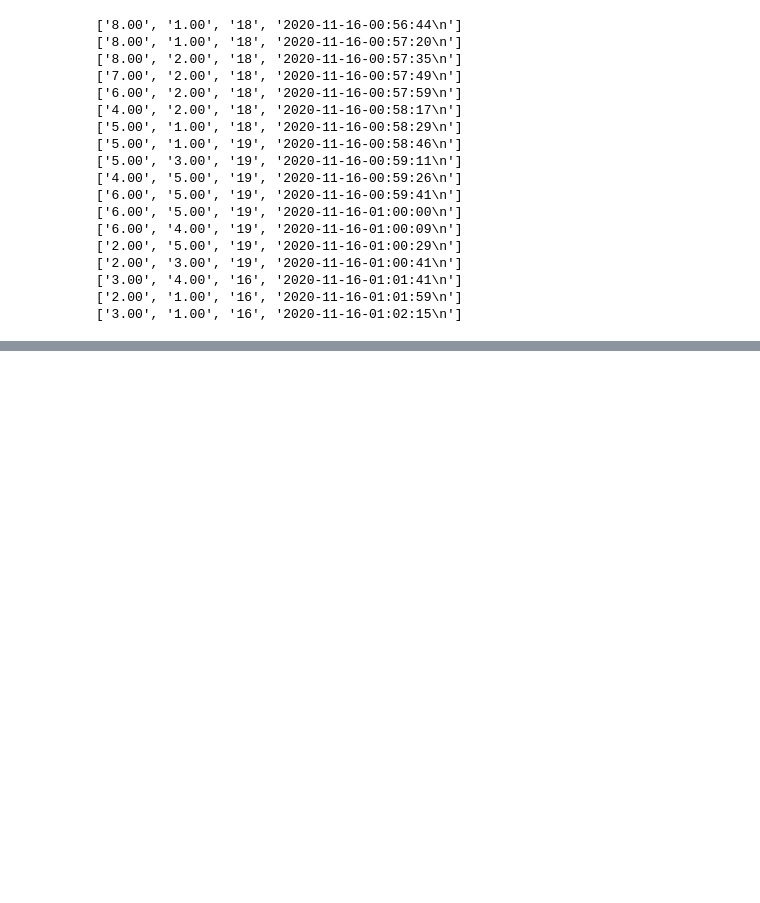
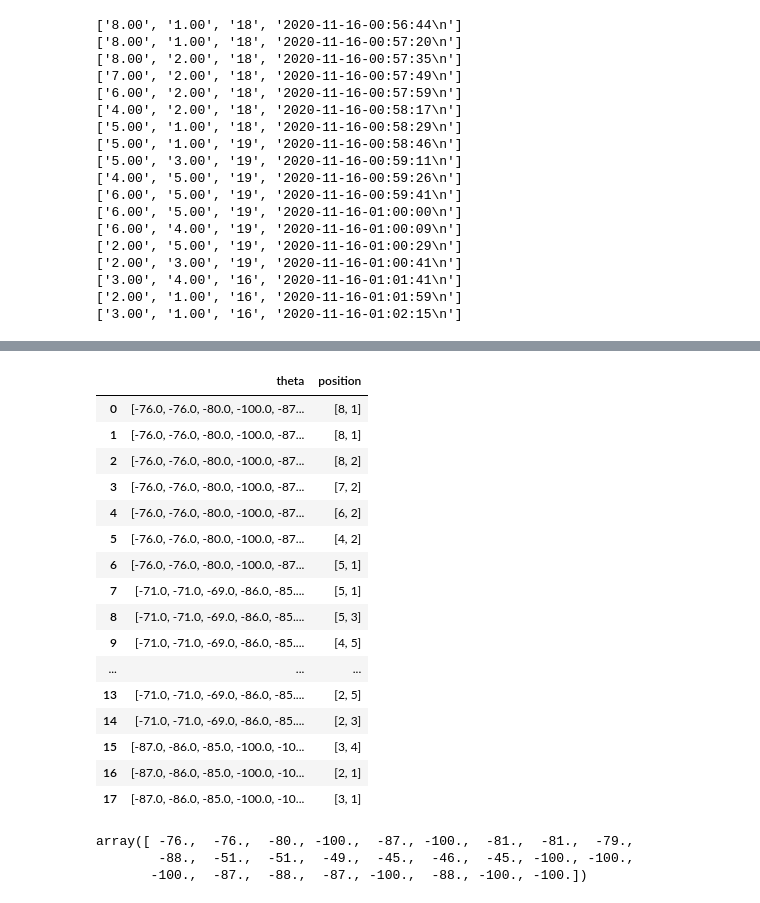
Before and after one commit to miligithub/open-indoor-localization, a Jupyter notebook: python/ml.ipynb, the cells around one changed output, grey strips where cells are left out. Saved outputs shown, nothing was run; the diff lists cells and outputs as text; code cells hidden in the pictures; blank space fills up the shorter version.

```diff
--- a/python/ml.ipynb
+++ b/python/ml.ipynb
@@ -129,0 +200,17 @@ memory usage: 15.4+ KB
+# %%
+grouped = data_frame.groupby(by=['grid_id'])
+grid_sum = len(grouped.groups)
+# %%
+theta = np.full(shape=(grid_sum, len( sorted_mac)), fill_value=-100.)
+grid_index = 0
+grid_position = np.full(shape=(grid_sum, 2), fill_value=0)
+for name, group in grouped:
+            for index, row in group.iterrows():
+                if row['mac'] in sorted_mac:
+                    ap_index = sorted_mac.index(row['mac'])
+                    theta[grid_index, ap_index] = row['rssi']
+            grid_position[grid_index] = [group["x"].mean(), group['y'].mean()]
+            grid_index += 1
+# %%
+data = {"theta": theta, "position": grid_position}
+data
@@ -129,0 +235,28 @@ memory usage: 15.4+ KB
+# %%
+df = pd.DataFrame({k:list(v) for k,v in data.items()})
+# %%
+df
+# %% [output]
+|  | theta | position |
+| 0 | [-76.0, -76.0, -80.0, -100.0, -87... | [8, 1] |
+| 1 | [-76.0, -76.0, -80.0, -100.0, -87... | [8, 1] |
+| 2 | [-76.0, -76.0, -80.0, -100.0, -87... | [8, 2] |
+| 3 | [-76.0, -76.0, -80.0, -100.0, -87... | [7, 2] |
+| 4 | [-76.0, -76.0, -80.0, -100.0, -87... | [6, 2] |
+| 5 | [-76.0, -76.0, -80.0, -100.0, -87... | [4, 2] |
+| 6 | [-76.0, -76.0, -80.0, -100.0, -87... | [5, 1] |
+| 7 | [-71.0, -71.0, -69.0, -86.0, -85.... | [5, 1] |
+| 8 | [-71.0, -71.0, -69.0, -86.0, -85.... | [5, 3] |
+| 9 | [-71.0, -71.0, -69.0, -86.0, -85.... | [4, 5] |
+| ... | ... | ... |
+| 13 | [-71.0, -71.0, -69.0, -86.0, -85.... | [2, 5] |
+| 14 | [-71.0, -71.0, -69.0, -86.0, -85.... | [2, 3] |
+| 15 | [-87.0, -86.0, -85.0, -100.0, -10... | [3, 4] |
+| 16 | [-87.0, -86.0, -85.0, -100.0, -10... | [2, 1] |
+| 17 | [-87.0, -86.0, -85.0, -100.0, -10... | [3, 1] |
+# %%
+df["theta"][0]
+# %% [output]
+array([ -76.,  -76.,  -80., -100.,  -87., -100.,  -81.,  -81.,  -79.,
+        -88.,  -51.,  -51.,  -49.,  -45.,  -46.,  -45., -100., -100.,
+       -100.,  -87.,  -88.,  -87., -100.,  -88., -100., -100.])
```
Also changed, not shown: parts of 9 cells of this notebook, 2 other files.
